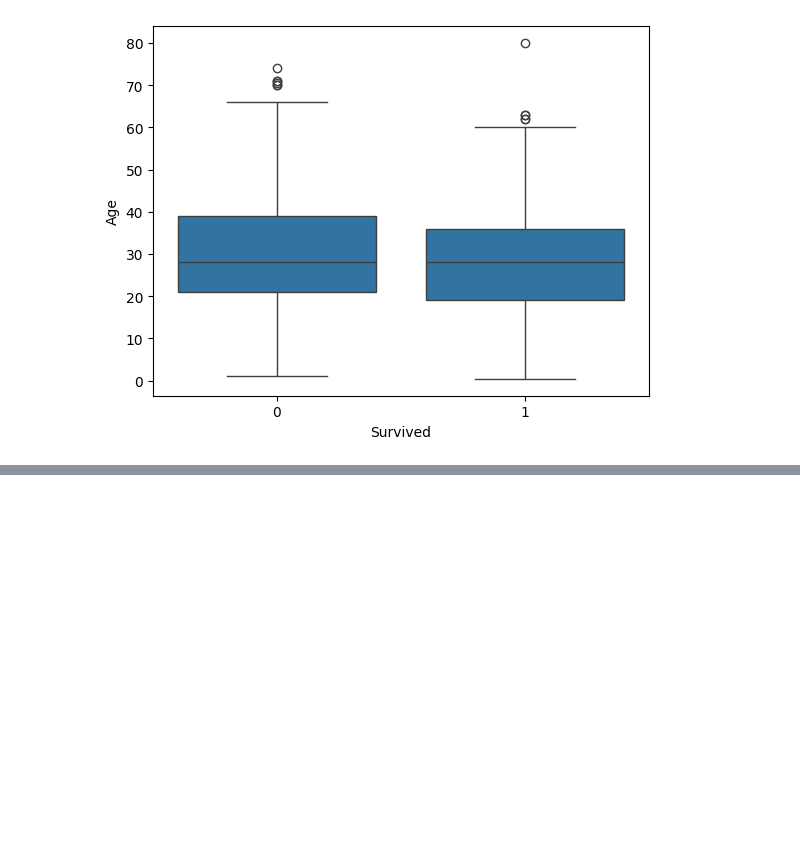
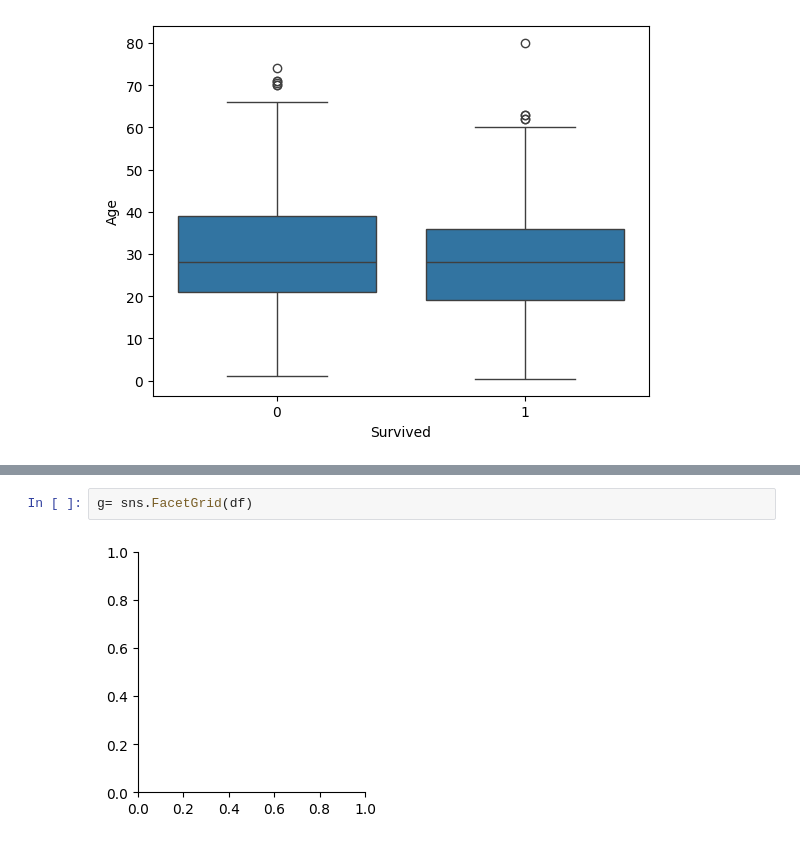
Before and after one commit to Shivam2048/Titanic-EDA, a Jupyter notebook: Titanic_EDA.ipynb, the cells around one changed output, grey strips where cells are left out. Drawn from its saved outputs; the diff is of its cells as text; blank space fills up the shorter version.

```diff
--- a/Titanic_EDA.ipynb
+++ b/Titanic_EDA.ipynb
@@ -119,0 +131,4 @@ sns.boxplot(x='Survived', y='Age', data=df,)
+# %%
+g= sns.FacetGrid(df)
+# %% [output]
+[figure, added]
```
Also changed, not shown: parts of 5 cells of this notebook.
